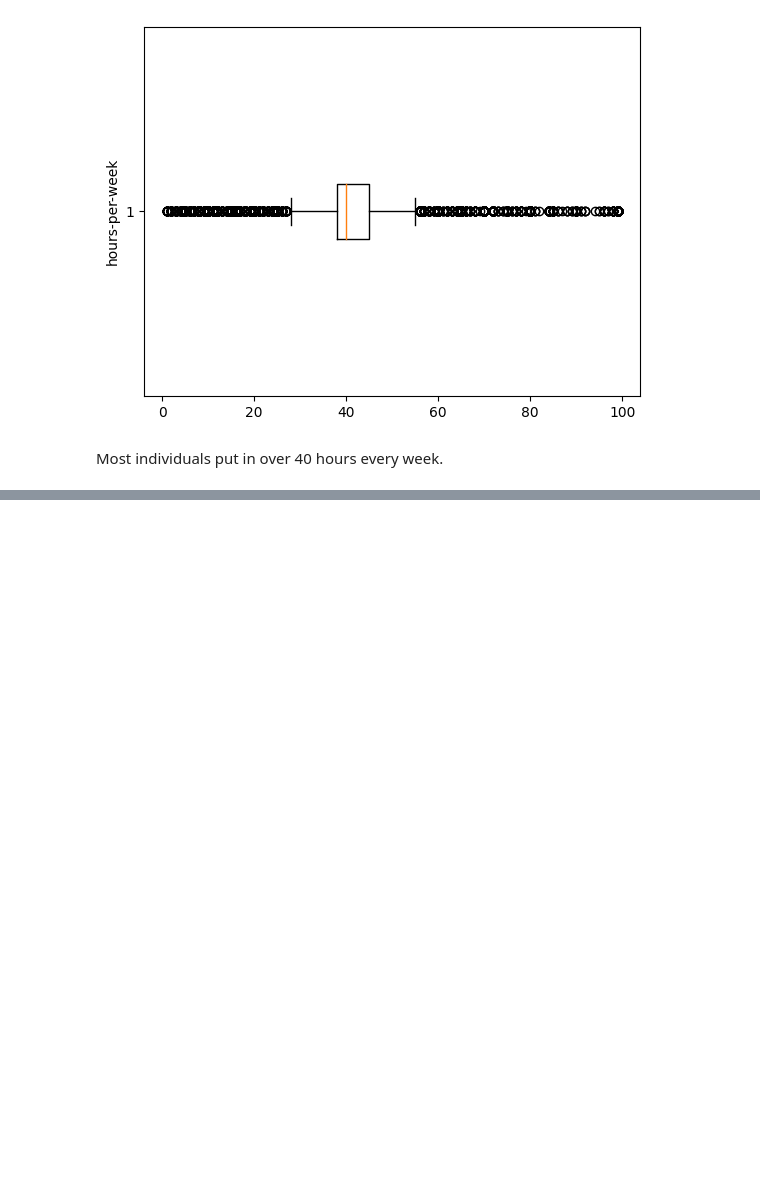
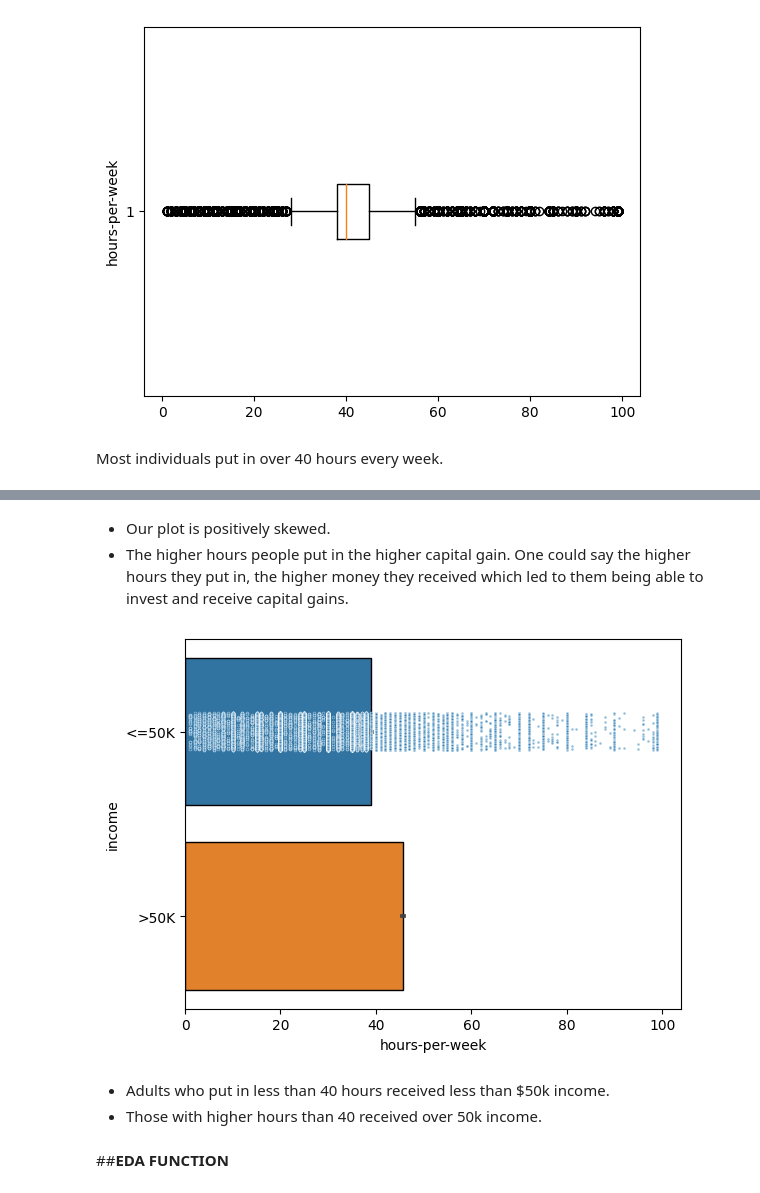
Before and after one commit to ob3dd/Adult-Income, a Jupyter notebook: Adult_Income.ipynb, the cells around one changed output, grey strips where cells are left out. Drawn from its saved outputs; the diff is of its cells as text; code cells hidden in the pictures; blank space fills up the shorter version.

```diff
--- a/Adult_Income.ipynb
+++ b/Adult_Income.ipynb
@@ -229,0 +270,15 @@ Most individuals put in over 40 hours every week.
+# %% [markdown]
+- Our plot is positively skewed.
+- The higher hours people put in the higher capital gain. One could say the higher hours they put in, the higher money they received which led to them being able to invest and receive capital gains.
+# %%
+# Creating a countplot
+ax = sns.barplot(data=df, y='income', x='hours-per-week', edgecolor='black')
+sns.stripplot(data=df, x='hours-per-week', edgecolor='white',
+              linewidth=.5, s=2,alpha=0.5) ;
+# %% [output]
+[figure, added]
+# %% [markdown]
+- Adults who put in less than 40 hours received less than $50k income.
+- Those with higher hours than 40 received over 50k income.
+# %% [markdown]
+##**EDA FUNCTION**
```
Also changed, not shown: parts of 14 cells of this notebook.
